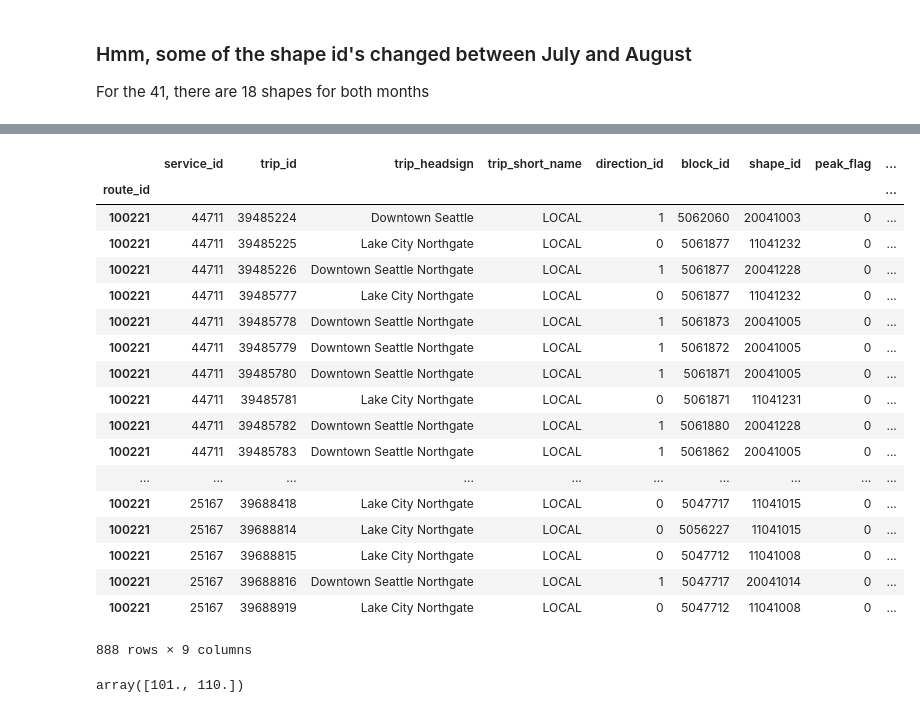
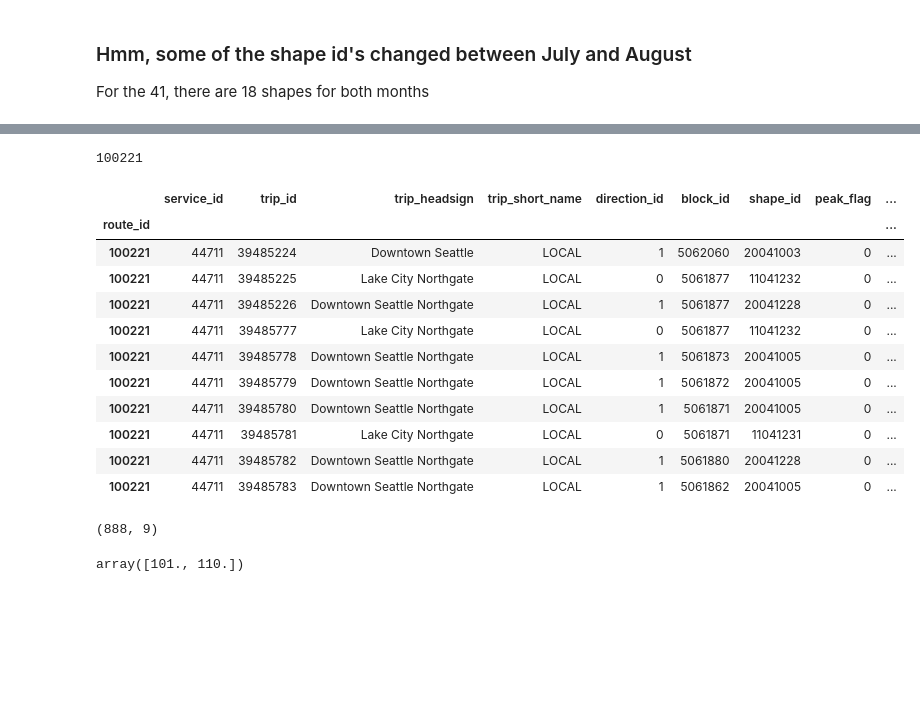
Before and after one commit to 350Seattle-Transportation-Team/gtfs-realtime, a Jupyter notebook: data_transformation/02_work_on_gtfs_classes.ipynb, the cells around one changed output, grey strips where cells are left out. Drawn from its saved outputs; the diff is of its cells as text; code cells hidden in the pictures; blank space fills up the shorter version.

```diff
--- a/data_transformation/02_work_on_gtfs_classes.ipynb
+++ b/data_transformation/02_work_on_gtfs_classes.ipynb
@@ -430,28 +463,31 @@ ValueError: Function does not reduce
+# %%
+gtfs_jul18.route_ids()['41']
+# gtfs_jul18.trips.set_index('route_id').loc[gtfs_jul18.route_ids(41, 'C Line')]
+# %% [output]
+100221
 # %%
 # gtfs_jul18.routes_by_name(41)['route_id'].to_dict()['41']
 # gtfs_jul18.routes_by_name().loc['41', 'route_id']
-jul_trips_41 = gtfs_jul18.trips.set_index('route_id').loc[gtfs_jul18.routes_by_name().loc['41', 'route_id']]
-jul_trips_41
+# jul_trips_41 = gtfs_jul18.trips.set_index('route_id').loc[gtfs_jul18.routes_by_name().loc['41', 'route_id']]
+jul_trips_41 = gtfs_jul18.trips.set_index('route_id').loc[gtfs_jul18.route_ids(41)]
+jul_trips_41.head(10)
 # %% [output]
 |  | service_id | trip_id | trip_headsign | trip_short_name | direction_id | block_id | shape_id | peak_flag | ... |
 | route_id |  |  |  |  |  |  |  |  | ... |
 | 100221 | 44711 | 39485224 | Downtown Seattle | LOCAL | 1 | 5062060 | 20041003 | 0 | ... |
 | 100221 | 44711 | 39485225 | Lake City Northgate | LOCAL | 0 | 5061877 | 11041232 | 0 | ... |
 | 100221 | 44711 | 39485226 | Downtown Seattle Northgate | LOCAL | 1 | 5061877 | 20041228 | 0 | ... |
 | 100221 | 44711 | 39485777 | Lake City Northgate | LOCAL | 0 | 5061877 | 11041232 | 0 | ... |
 | 100221 | 44711 | 39485778 | Downtown Seattle Northgate | LOCAL | 1 | 5061873 | 20041005 | 0 | ... |
 | 100221 | 44711 | 39485779 | Downtown Seattle Northgate | LOCAL | 1 | 5061872 | 20041005 | 0 | ... |
 | 100221 | 44711 | 39485780 | Downtown Seattle Northgate | LOCAL | 1 | 5061871 | 20041005 | 0 | ... |
 | 100221 | 44711 | 39485781 | Lake City Northgate | LOCAL | 0 | 5061871 | 11041231 | 0 | ... |
 | 100221 | 44711 | 39485782 | Downtown Seattle Northgate | LOCAL | 1 | 5061880 | 20041228 | 0 | ... |
 | 100221 | 44711 | 39485783 | Downtown Seattle Northgate | LOCAL | 1 | 5061862 | 20041005 | 0 | ... |
-| ... | ... | ... | ... | ... | ... | ... | ... | ... | ... |
-| 100221 | 25167 | 39688418 | Lake City Northgate | LOCAL | 0 | 5047717 | 11041015 | 0 | ... |
-| 100221 | 25167 | 39688814 | Lake City Northgate | LOCAL | 0 | 5056227 | 11041015 | 0 | ... |
-| 100221 | 25167 | 39688815 | Lake City Northgate | LOCAL | 0 | 5047712 | 11041008 | 0 | ... |
-| 100221 | 25167 | 39688816 | Downtown Seattle Northgate | LOCAL | 1 | 5047717 | 20041014 | 0 | ... |
-| 100221 | 25167 | 39688919 | Lake City Northgate | LOCAL | 0 | 5047712 | 11041008 | 0 | ... |
-888 rows × 9 columns
+# %%
+jul_trips_41.shape
+# %% [output]
+(888, 9)
 # %%
 jul_trips_41.fare_id.unique()
 # %% [output]
```
Also changed, not shown: parts of 4 cells of this notebook, 1 other file.
